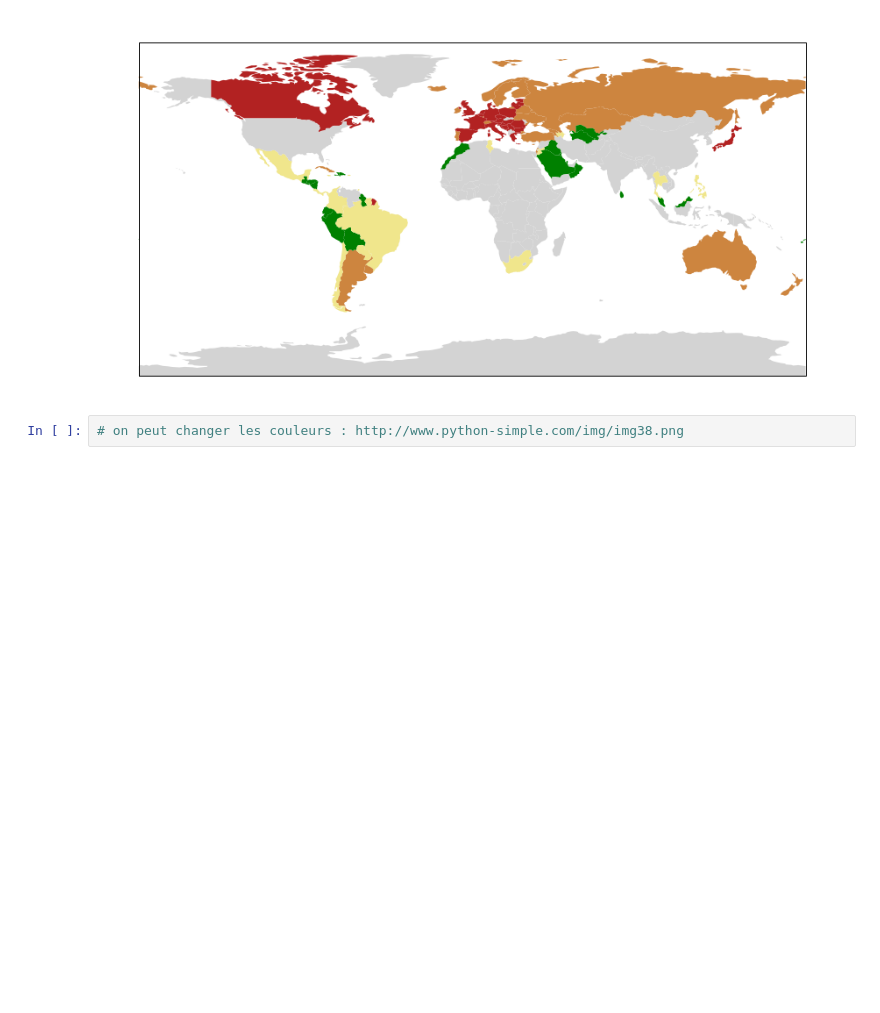
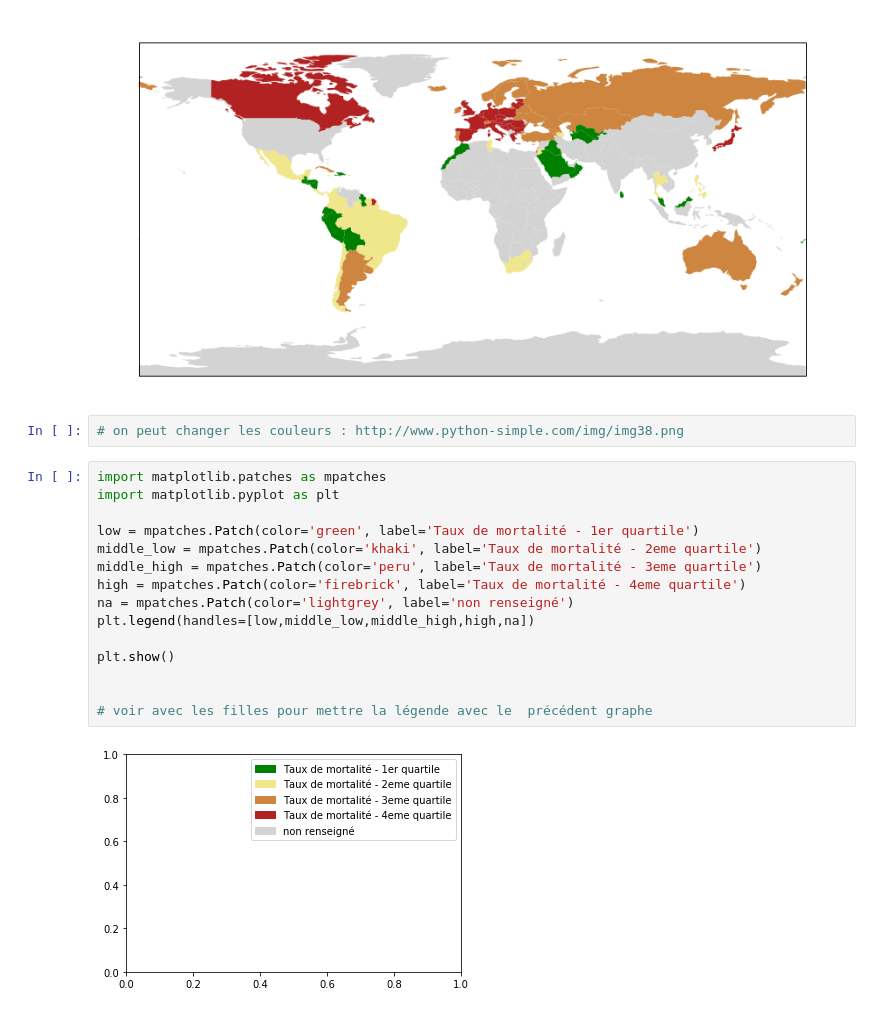
Before and after one commit to assitanDiarra/ENSAE_Python, a Jupyter notebook: Taux de mortalité par pays.ipynb, the cells around one changed output. Cells and saved outputs as stored; diff of their text form; blank space fills up the shorter version.

```diff
--- a/Taux de mortalité par pays.ipynb
+++ b/Taux de mortalité par pays.ipynb
@@ -230,3 +230,20 @@ plt.show()
 [figure]
 # %%
 # on peut changer les couleurs : http://www.python-simple.com/img/img38.png
+# %%
+import matplotlib.patches as mpatches
+import matplotlib.pyplot as plt
+
+low = mpatches.Patch(color='green', label='Taux de mortalité - 1er quartile')
+middle_low = mpatches.Patch(color='khaki', label='Taux de mortalité - 2eme quartile')
+middle_high = mpatches.Patch(color='peru', label='Taux de mortalité - 3eme quartile')
+high = mpatches.Patch(color='firebrick', label='Taux de mortalité - 4eme quartile')
+na = mpatches.Patch(color='lightgrey', label='non renseigné')
+plt.legend(handles=[low,middle_low,middle_high,high,na])
+
+plt.show()
+
+
+# voir avec les filles pour mettre la légende avec le  précédent graphe
+# %% [output]
+[figure, added]
```
Also changed, not shown: parts of 2 cells of this notebook.
